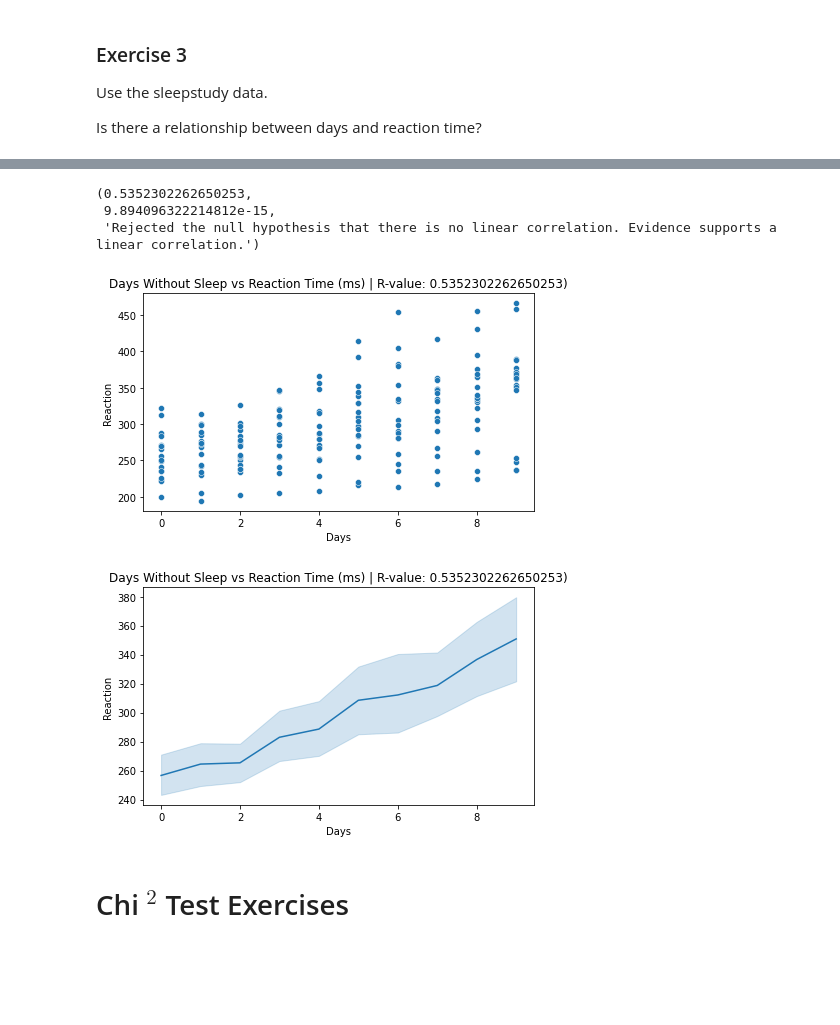
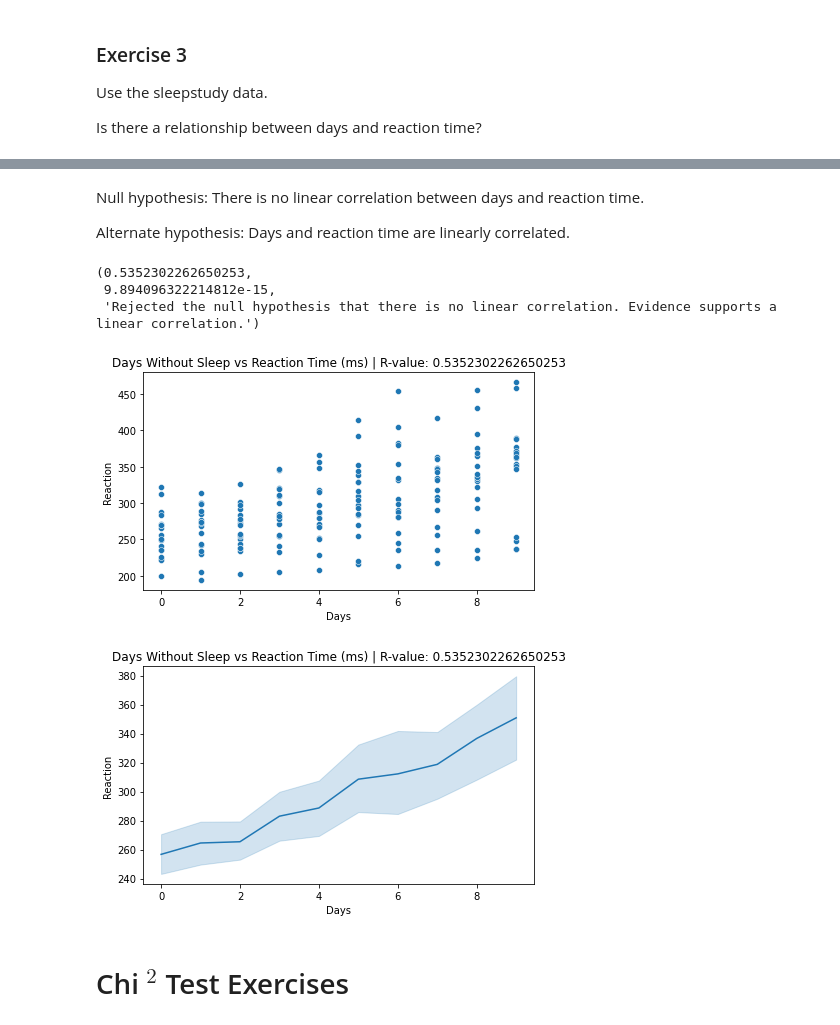
Before and after one commit to masonsherbondy/statistics-exercises, a Jupyter notebook: hypothesis_testing.ipynb, the cells around one changed output, grey strips where cells are left out. Saved outputs shown, nothing was run; the diff lists cells and outputs as text; code cells hidden in the pictures; blank space fills up the shorter version.

```diff
--- a/hypothesis_testing.ipynb
+++ b/hypothesis_testing.ipynb
@@ -703,3 +705,7 @@ sleepy.sample(8)
+# %% [markdown]
+Null hypothesis: There is no linear correlation between days and reaction time.
+
+Alternate hypothesis: Days and reaction time are linearly correlated.
 # %%
 corr, p, message = correlation_test(sleepy.Days, sleepy.Reaction)
 corr, p, message
@@ -710,13 +716,13 @@ corr, p, message
 # %%
 plt.figure(figsize = (7, 4))
 sn.scatterplot(x = 'Days', y = 'Reaction', data = sleepy)
-plt.title(f'Days Without Sleep vs Reaction Time (ms) | R-value: {corr})')
+plt.title(f'Days Without Sleep vs Reaction Time (ms) | R-value: {corr}')
 plt.figure(figsize = (7, 4))
 sn.lineplot(x = 'Days', y = 'Reaction', data = sleepy)
-plt.title(f'Days Without Sleep vs Reaction Time (ms) | R-value: {corr})');
+plt.title(f'Days Without Sleep vs Reaction Time (ms) | R-value: {corr}');
 # %% [output]
-[figure, old version]
+[figure, new version]
-[figure, old version]
+[figure, new version]
 # %% [markdown]
 # Chi $^2$ Test Exercises
 # %% [markdown]
```
Also changed, not shown: parts of 35 cells of this notebook, 1 other file.
